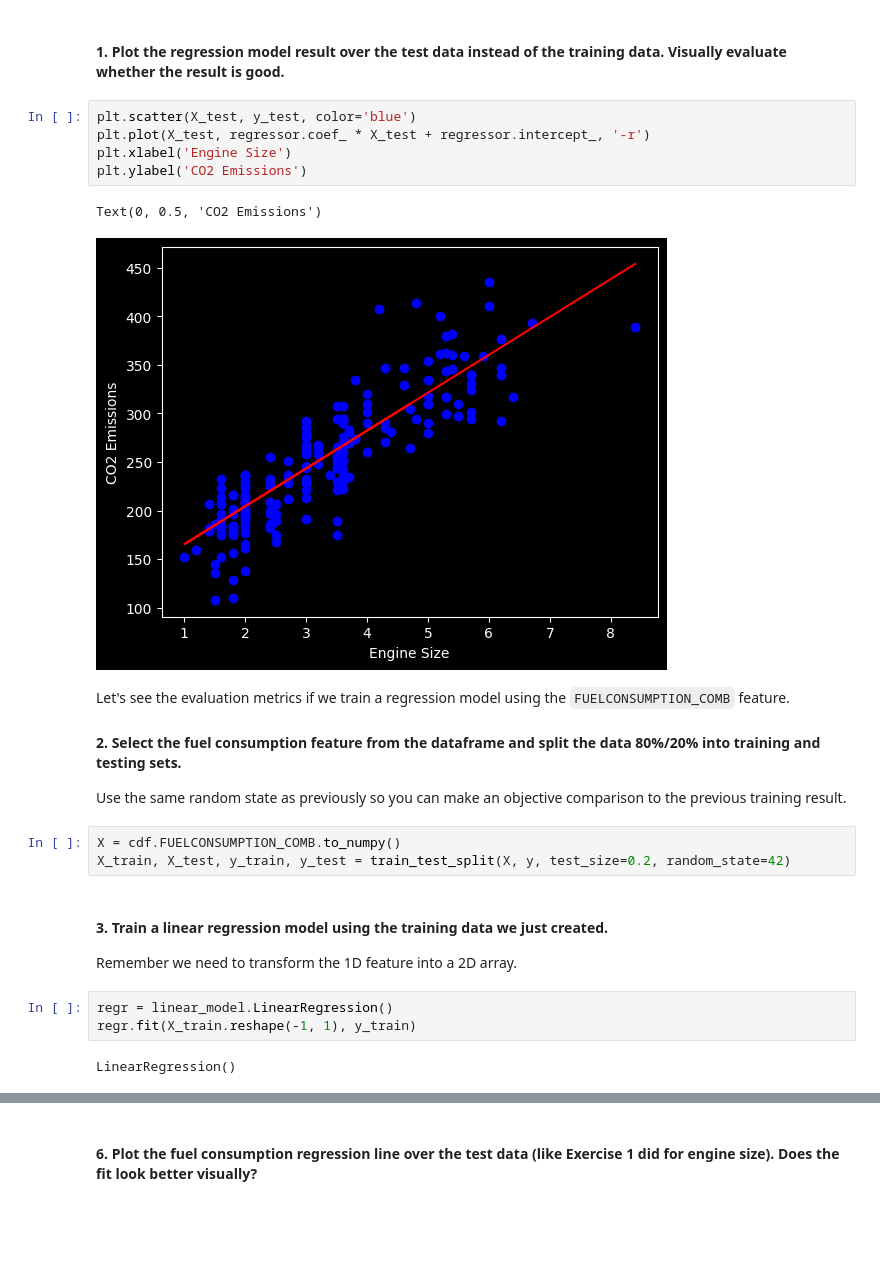
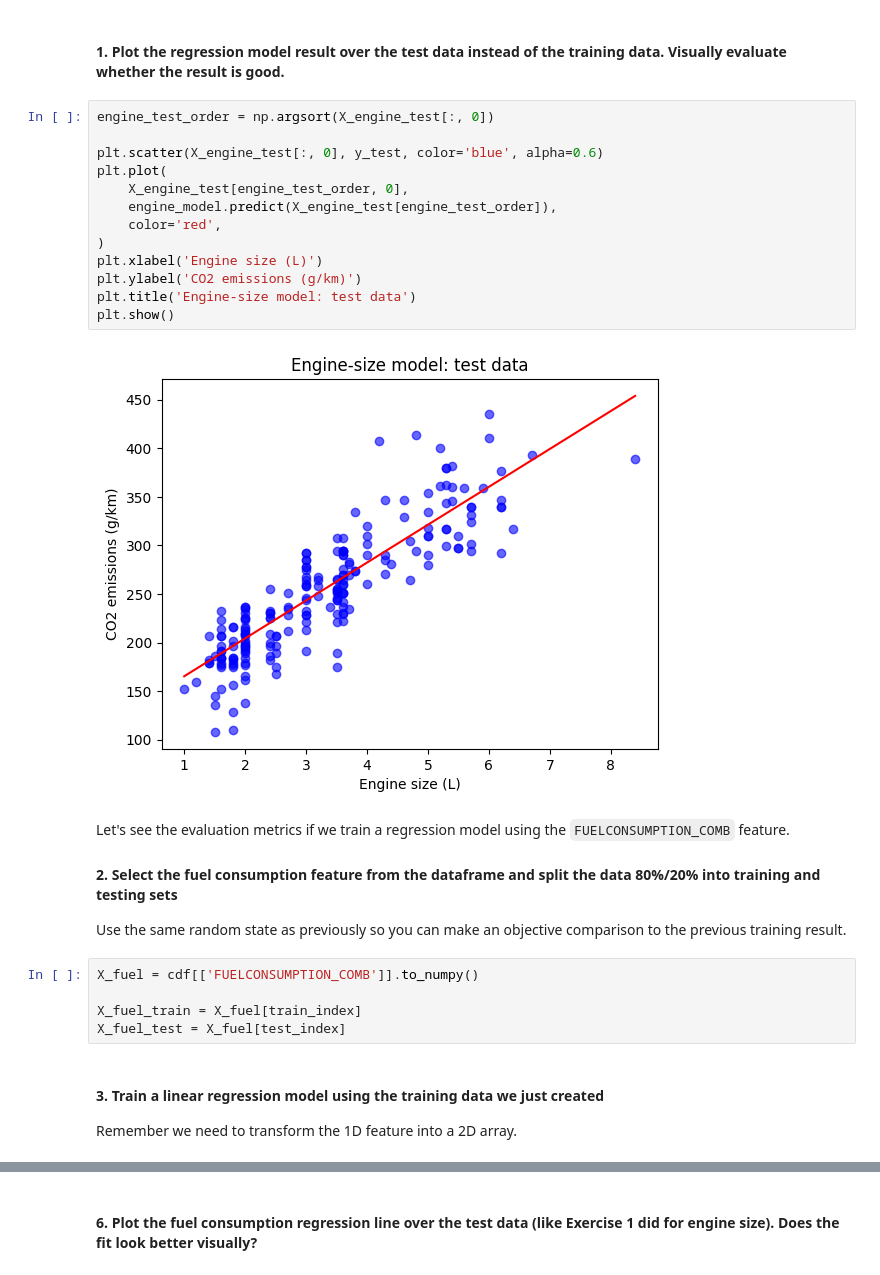
Before and after one commit to nadropper/ibm-ai-engineering-professional-certificate, a Jupyter notebook: 01-machine-learning-with-python/modules/02-linear-and-logistic-regression/labs/simple-linear-regression/simple-linear-regression.ipynb, the cells around one changed output, grey strips where cells are left out. Drawn from its saved outputs; the diff is of its cells as text; blank space fills up the shorter version.

```diff
--- a/01-machine-learning-with-python/modules/02-linear-and-logistic-regression/labs/simple-linear-regression/simple-linear-regression.ipynb
+++ b/01-machine-learning-with-python/modules/02-linear-and-logistic-regression/labs/simple-linear-regression/simple-linear-regression.ipynb
@@ -326,28 +323,32 @@ In the next section, we'll check whether using fuel consumption instead of engin
 # %% [markdown]
 #### 1. Plot the regression model result over the test data instead of the training data. Visually evaluate whether the result is good.
-# %%
-plt.scatter(X_test, y_test, color='blue')
-plt.plot(X_test, regressor.coef_ * X_test + regressor.intercept_, '-r')
-plt.xlabel('Engine Size')
-plt.ylabel('CO2 Emissions')
-# %% [output]
-Text(0, 0.5, 'CO2 Emissions')
-[figure, removed]
+# %%
+engine_test_order = np.argsort(X_engine_test[:, 0])
+
+plt.scatter(X_engine_test[:, 0], y_test, color='blue', alpha=0.6)
+plt.plot(
+    X_engine_test[engine_test_order, 0],
+    engine_model.predict(X_engine_test[engine_test_order]),
+    color='red',
+)
+plt.xlabel('Engine size (L)')
+plt.ylabel('CO2 emissions (g/km)')
+plt.title('Engine-size model: test data')
+plt.show()
+# %% [output]
+[figure, added]
 # %% [markdown]
-Let's see the evaluation metrics if we train a regression model using
-the `FUELCONSUMPTION_COMB` feature.
+Let's see the evaluation metrics if we train a regression model using the `FUELCONSUMPTION_COMB` feature.
 
-#### 2. Select the fuel consumption feature from the dataframe and split the data 80%/20% into training and testing sets.
-Use the same random state as previously so you can make an objective comparison
-to the previous training result.
+#### 2. Select the fuel consumption feature from the dataframe and split the data 80%/20% into training and testing sets
+
+Use the same random state as previously so you can make an objective comparison to the previous training result.
-# %%
-X = cdf.FUELCONSUMPTION_COMB.to_numpy()
-X_train, X_test, y_train, y_test = train_test_split(X, y, test_size=0.2, random_state=42)
+# %%
+X_fuel = cdf[['FUELCONSUMPTION_COMB']].to_numpy()
+
+X_fuel_train = X_fuel[train_index]
+X_fuel_test = X_fuel[test_index]
 # %% [markdown]
-#### 3.  Train a linear regression model using the training data we just created.
+#### 3.  Train a linear regression model using the training data we just created
+
 Remember we need to transform the 1D feature into a 2D array.
-# %%
-regr = linear_model.LinearRegression()
-regr.fit(X_train.reshape(-1, 1), y_train)
-# %% [output]
-LinearRegression()
```
Also changed, not shown: parts of 75 cells of this notebook, 7 other files.
